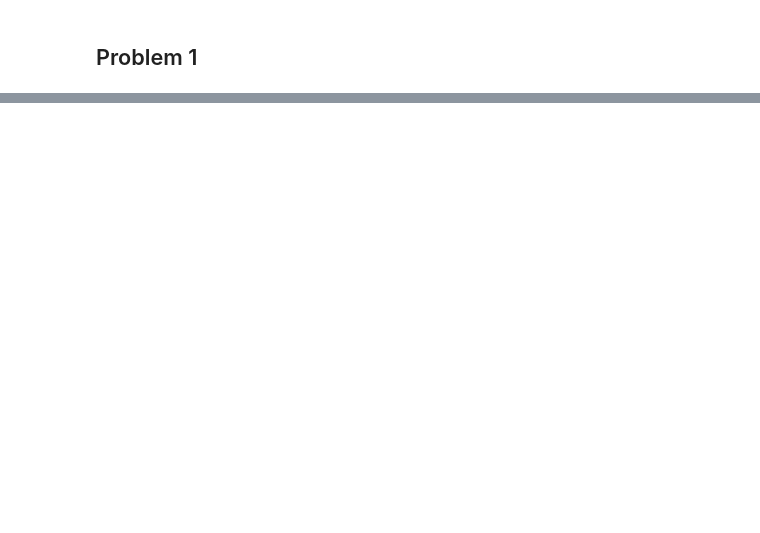
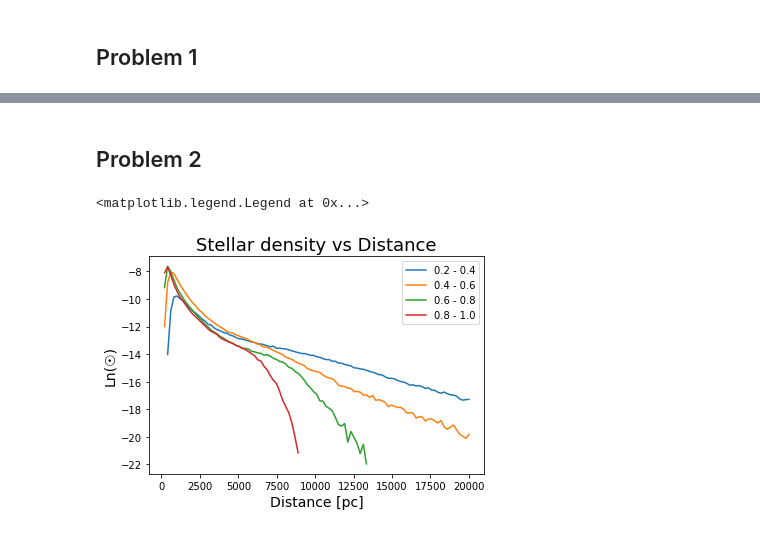
Before and after one commit to mbartlett01/AY3190, a Jupyter notebook: Research/Research_Project_Emily_Michael/Research_Notebook_Emily_Michael.ipynb, the cells around one changed output, grey strips where cells are left out. Drawn from its saved outputs; the diff is of its cells as text; code cells hidden in the pictures; blank space fills up the shorter version.

Commit message:
Finished problems 1 and 2

```diff
--- a/Research/Research_Project_Emily_Michael/Research_Notebook_Emily_Michael.ipynb
+++ b/Research/Research_Project_Emily_Michael/Research_Notebook_Emily_Michael.ipynb
@@ -180,0 +199,39 @@ points = np.logspace(1, 4.35, num = 100)
+# %% [markdown]
+## Problem 2
+# %%
+#Create a list of masks to cover all the different ranges of g-r
+masks = []
+masks.append(np.logical_and(g_minus_r > 0.2, g_minus_r < 0.4))
+masks.append(np.logical_and(g_minus_r > 0.4, g_minus_r < 0.6))
+masks.append(np.logical_and(g_minus_r > 0.6, g_minus_r < 0.8))
+masks.append(np.logical_and(g_minus_r > 0.8, g_minus_r < 1.0))
+
+#Create an array of colors to represent the different masks
+colors = ["g", "b", "r", "o"]
+mask_names = ["0.2 - 0.4", "0.4 - 0.6", "0.6 - 0.8", "0.8 - 1.0"]
+
+#Calculate the distances to plot over
+final = 20000
+initial = 0
+bins = 100
+bin_width = (final - initial) / bins
+points = np.linspace(initial, final, num = bins)
+
+#Calculate the ln(density) at each point for each mask
+log_density = np.zeros((len(masks), bins))
+for i in range(len(points)):
+    for j in range(len(masks)):
+        log_density[j][i] = np.log(calc_density(distances[masks[j]], points[i], bin_width))
+
+#Plot the results
+for i in range(len(masks)):
+    plt.plot(points, log_density[i])
+
+#Set the axes labels and plot label
+plt.xlabel("Distance [pc]", fontsize = 14)
+plt.ylabel("Ln($M_{\u2609$)", fontsize = 14)
+plt.title("Stellar density vs Distance", fontsize = 18)
+plt.legend(mask_names)
+# %% [output]
+<matplotlib.legend.Legend at 0x...>
+[figure, added]
```
Also changed, not shown: parts of 3 cells of this notebook.
